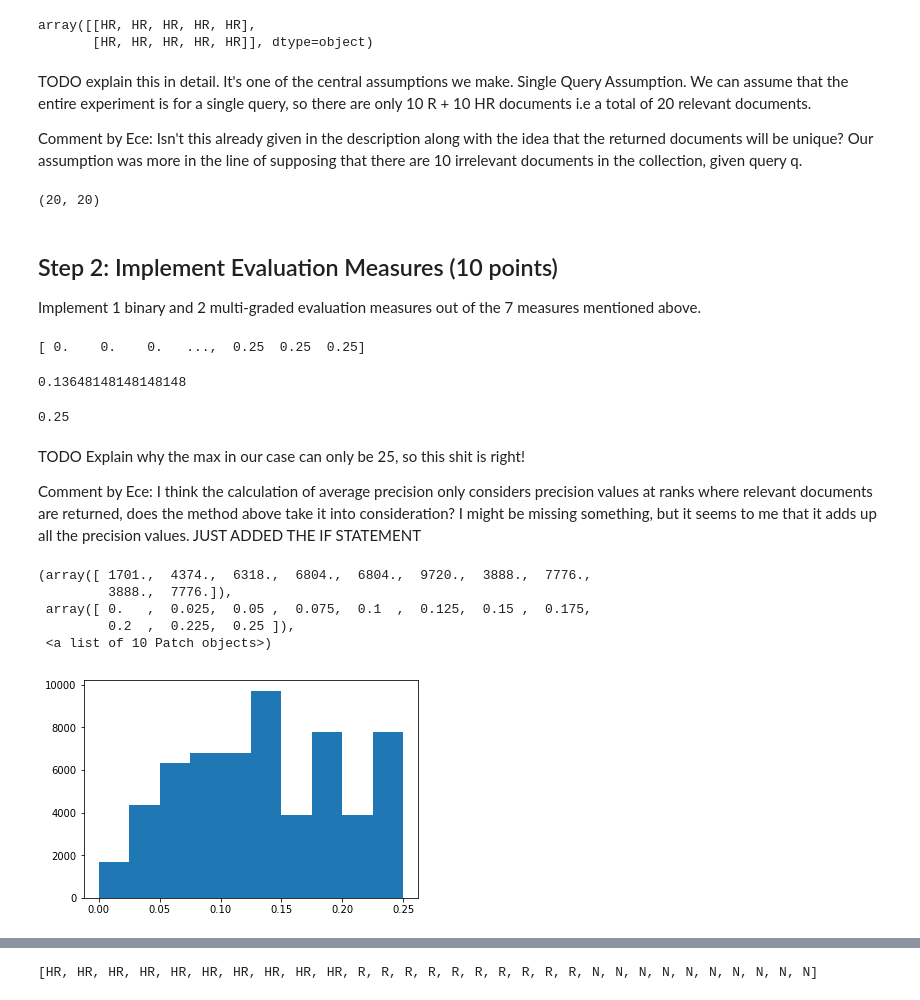
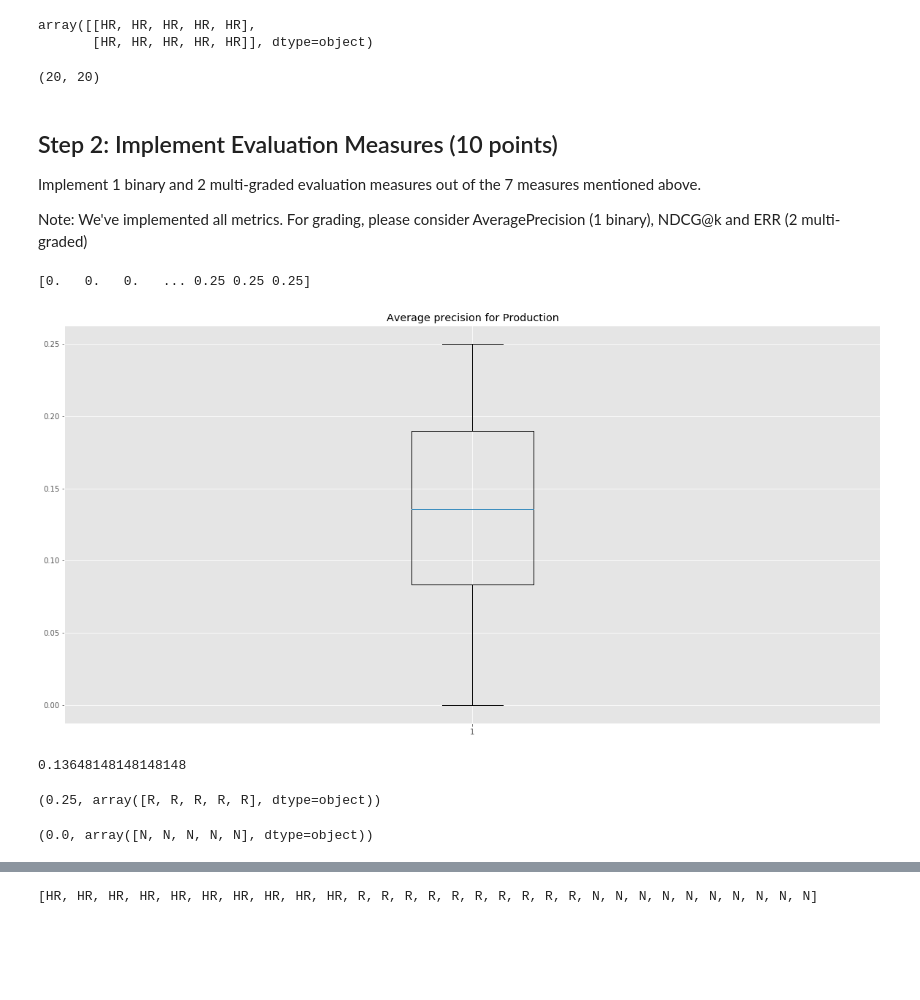
Before and after one commit to samarthbhargav/ir1, a Jupyter notebook: homeworks/11859032-11823453-10176306-hw1.ipynb, the cells around one changed output, grey strips where cells are left out. Saved outputs shown, nothing was run; the diff lists cells and outputs as text; code cells hidden in the pictures; blank space fills up the shorter version.

```diff
--- a/homeworks/11859032-11823453-10176306-hw1.ipynb
+++ b/homeworks/11859032-11823453-10176306-hw1.ipynb
@@ -11,3 +11,5 @@ import codecs
 from scipy import stats
 
 %matplotlib inline
+plt.rcParams["figure.figsize"] = (20, 10)
+plt.style.use('ggplot')
@@ -133,12 +189,6 @@ array([[HR, HR, HR, HR, HR],
 # %%
 production = np.array(list(map(operator.itemgetter(0), permutations)))
 experiment = np.array(list(map(operator.itemgetter(1), permutations)))
-# %% [markdown]
-TODO explain this in detail. It's one of the central assumptions we make.
-Single Query Assumption.
-We can assume that the entire experiment is for a single query, so there are only 10 R + 10 HR documents i.e a total of 20 relevant documents.
-
-Comment by Ece: Isn't this already given in the description along with the idea that the returned documents will be unique? Our assumption was more in the line of supposing that there are 10 irrelevant documents in the collection, given query q.
 # %%
 # TODO double check this
 relevant_count_production = 20
@@ -149,24 +199,27 @@ relevant_count_experiment = 20
 # %% [markdown]
 ## Step 2: Implement Evaluation Measures (10 points)
 Implement 1 binary and 2 multi-graded evaluation measures out of the 7 measures mentioned above.
+
+Note:
+We've implemented all metrics. For grading, please consider AveragePrecision (1 binary), NDCG@k and ERR (2 multi-graded)
 # %%
 class Metric:
-
     """
-    Common parent for all metrics
+        Common parent for all metrics
     """
 
     def name(self):
         raise NotImplementedError()
 
     def compute(self, results, **kwargs):
-        """ TODO """
+        """ Template for a computation """
         raise NotImplementedError()
 
 class Precision(Metric):
     """
-    TODO
+        Computes precision at rank-k, or if rank is not specified, it is computed for the entire list
     """
+
     @property
     def name(self):
         return "precision"
@@ -181,7 +234,11 @@ class Precision(Metric):
         return sum(r.is_relevant for r in results) / k
 
 class Recall(Metric):
-    """ TODO """
+    """
+        Computes recall at rank-k, or if rank is not specified, it is computed for the entire list
+        Note: Requires total number of relevant documents
+    """
+
     @property
     def name(self):
         return "recall"
@@ -193,17 +250,19 @@ class Recall(Metric):
 
         # only up to k
         results = results[:k]
-        # binarize and count, divide by number of relevant documents
-        # the number of relevant documents is a function of the total number of relevant documents
-        # and how many *can* be present in a list of length k
-        # if there are only k = 5 and total = 20, recall can never be 1 even when the all documents are relevant
-        # therefore, the denom should be min(k, total)
-        # TODO verify
+
         return sum(r.is_relevant for r in results) / kwargs["relevant_count"]
 
 
 class AveragePrecision(Metric):
-    """ TODO """
+    """
+        Compute average precision at rank-k.
+        Note: Requires total number of relevant documents
+    """
+
+    @property
+    def name(self):
+        return "average-precision"
 
     def compute(self, results, **kwargs):
         assert "relevant_count" in kwargs
@@ -219,25 +278,22 @@ AP = AveragePrecision()
 ap = np.array([AP.compute(r, relevant_count = relevant_count_production) for r in production])
 print(ap)
 # %% [output]
-[ 0.    0.    0.   ...,  0.25  0.25  0.25]
+[0.   0.   0.   ... 0.25 0.25 0.25]
+# %%
+plt.boxplot(ap)
+plt.title("Average precision for Production")
+plt.show()
+# %% [output]
+[figure, added]
 # %%
 ap.mean()
 # %% [output]
 0.13648148148148148
 # %%
-ap.max()
+ap.max(), production[ap.argmax()]
 # %% [output]
-0.25
+(0.25, array([R, R, R, R, R], dtype=object))
-# %% [markdown]
-TODO Explain why the max in our case can only be 25, so this shit is right!
-
-Comment by Ece: I think the calculation of average precision only considers precision values at ranks where relevant documents are returned, does the method above take it into consideration? I might be missing something, but it seems to me that it adds up all the precision values. JUST ADDED THE IF STATEMENT
-# %%
-plt.hist(ap)
-# %% [output]
-(array([ 1701.,  4374.,  6318.,  6804.,  6804.,  9720.,  3888.,  7776.,
-         3888.,  7776.]),
- array([ 0.   ,  0.025,  0.05 ,  0.075,  0.1  ,  0.125,  0.15 ,  0.175,
-         0.2  ,  0.225,  0.25 ]),
- <a list of 10 Patch objects>)
-[figure, removed]
+# %%
+ap.min(), production[ap.argmin()]
+# %% [output]
+(0.0, array([N, N, N, N, N], dtype=object))
```
Also changed, not shown: parts of 35 cells of this notebook.
